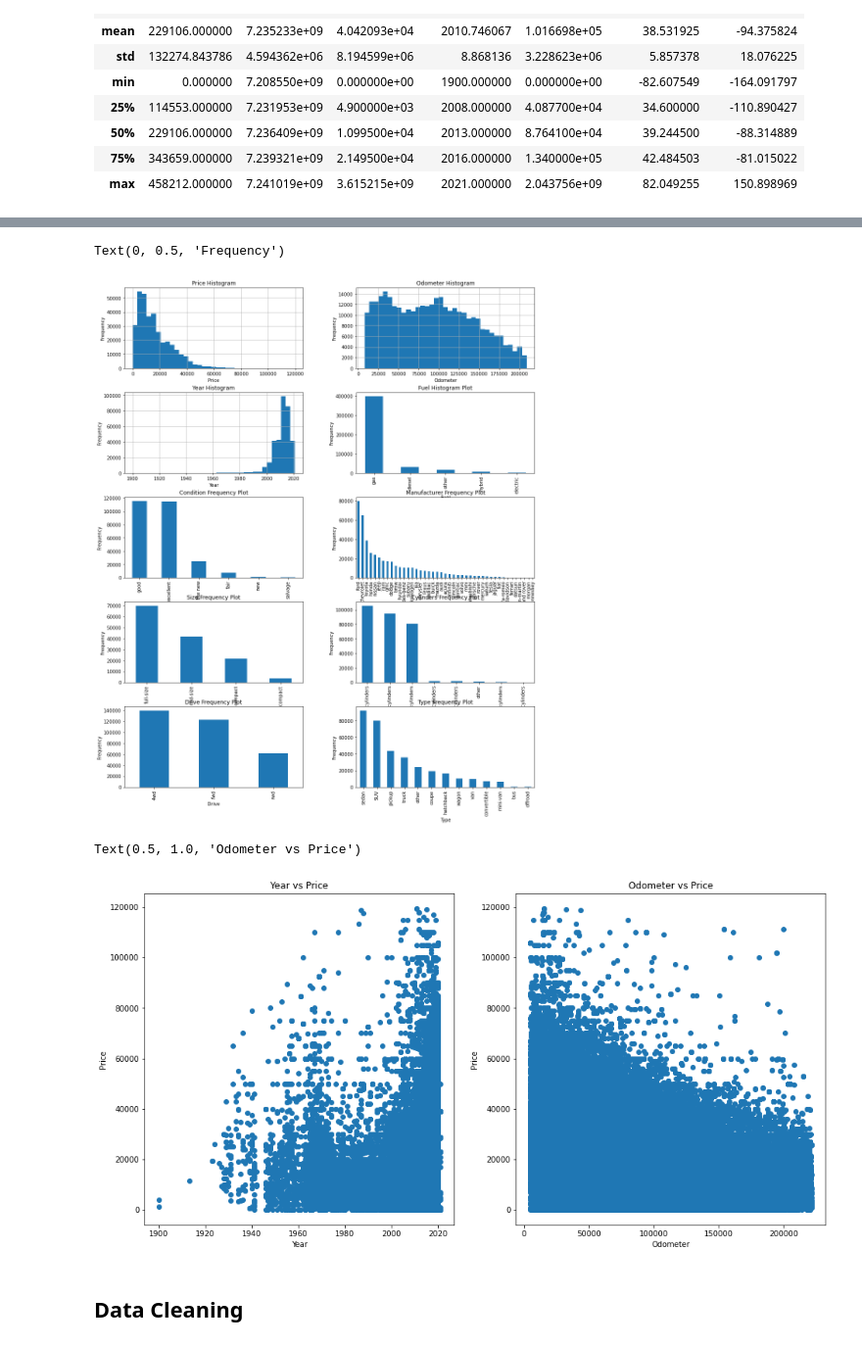
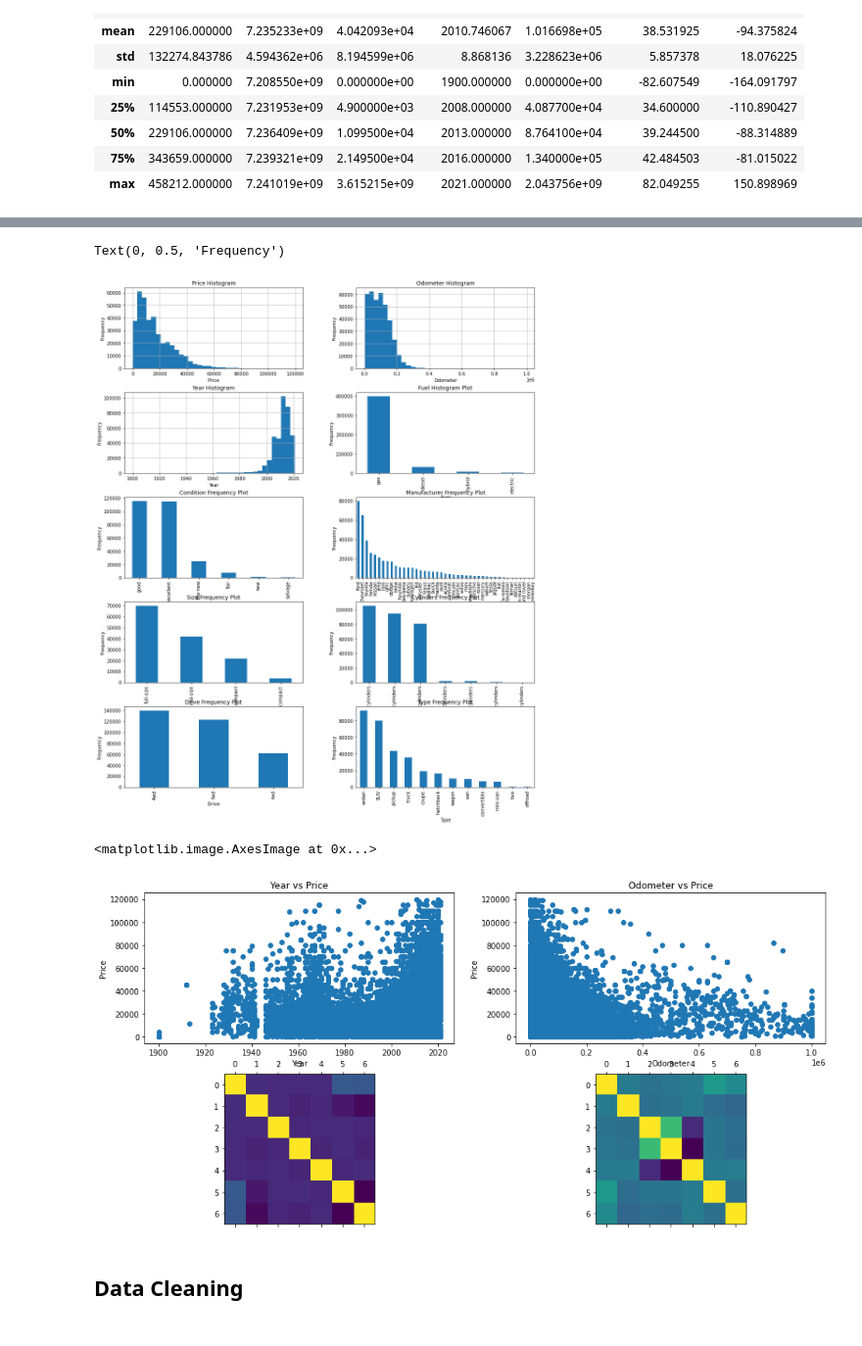
Before and after one commit to AJPutland/used-cars-ML, a Jupyter notebook: Used Car Sales EDA and Data Cleaning.ipynb, the cells around one changed output, grey strips where cells are left out. Shown at 98% size. Drawn from its saved outputs; the diff is of its cells as text; code cells hidden in the pictures.

```diff
--- a/Used Car Sales EDA and Data Cleaning.ipynb
+++ b/Used Car Sales EDA and Data Cleaning.ipynb
@@ -8,9 +8,8 @@
 import pandas as pd
 import numpy as np
 import matplotlib.pyplot as plt
-import seaborn as sns
 
-cars = pd.read_csv('vehicles.csv')
+cars = pd.read_csv('vehicles.csv', parse_dates=["posting_date"], na_values=['other'])
 # %%
 ##Explore numerical features
 cars.describe(include=[np.number])
@@ -40,8 +39,8 @@ cars.describe(include=[object])
 price_hi = cars['price'].quantile(0.999)
 price_lo = cars['price'].quantile(0.001)
 
-odom_hi = cars_filtered['odometer'].quantile(0.999)
-odom_lo = cars_filtered['odometer'].quantile(0.001)
+odom_hi = cars['odometer'].quantile(0.999)
+odom_lo = cars['odometer'].quantile(0.001)
 
 cars_filtered = cars[(cars['price'] < price_hi) & (cars['price'] > price_lo) & (cars['odometer'] < odom_hi) & (cars['odometer'] > odom_lo)]
 
@@ -105,27 +104,30 @@ ax[4][1].set_xlabel("Type")
 ax[4][1].set_ylabel("Frequency")
 # %% [output]
 Text(0, 0.5, 'Frequency')
-[figure, old version]
+[figure, new version]
 # %%
 ## Visualise some correlations between attributes
-fig, ax = plt.subplots(nrows=1, ncols=2, figsize=(16,8))
+fig, ax = plt.subplots(nrows=2, ncols=2, figsize=(16,8))
 
 ##Price vs year
-cars_filtered.plot(x='year', y='price', style='o', ax=ax[0])
-ax[0].set_xlabel("Year")
-ax[0].set_ylabel("Price")
-ax[0].get_legend().remove()
-ax[0].set_title("Year vs Price")
+cars_filtered.plot(x='year', y='price', style='o', ax=ax[0][0])
+ax[0][0].set_xlabel("Year")
+ax[0][0].set_ylabel("Price")
+ax[0][0].get_legend().remove()
+ax[0][0].set_title("Year vs Price")
 
 ##Price vs odometer
-cars_filtered.plot(x='odometer', y='price', style='o', ax=ax[1])
-ax[1].set_xlabel("Odometer")
-ax[1].set_ylabel("Price")
-ax[1].get_legend().remove()
-ax[1].set_title("Odometer vs Price")
+cars_filtered.plot(x='odometer', y='price', style='o', ax=ax[0][1])
+ax[0][1].set_xlabel("Odometer")
+ax[0][1].set_ylabel("Price")
+ax[0][1].get_legend().remove()
+ax[0][1].set_title("Odometer vs Price")
+
+ax[1][0].matshow(cars.corr(method='pearson'))
+ax[1][1].matshow(cars.corr(method='spearman'))
 # %% [output]
-Text(0.5, 1.0, 'Odometer vs Price')
+<matplotlib.image.AxesImage at 0x...>
-[figure, old version]
+[figure, new version]
 # %% [markdown]
 ## Data Cleaning
 # %%
```
Also changed, not shown: parts of 13 cells of this notebook.
